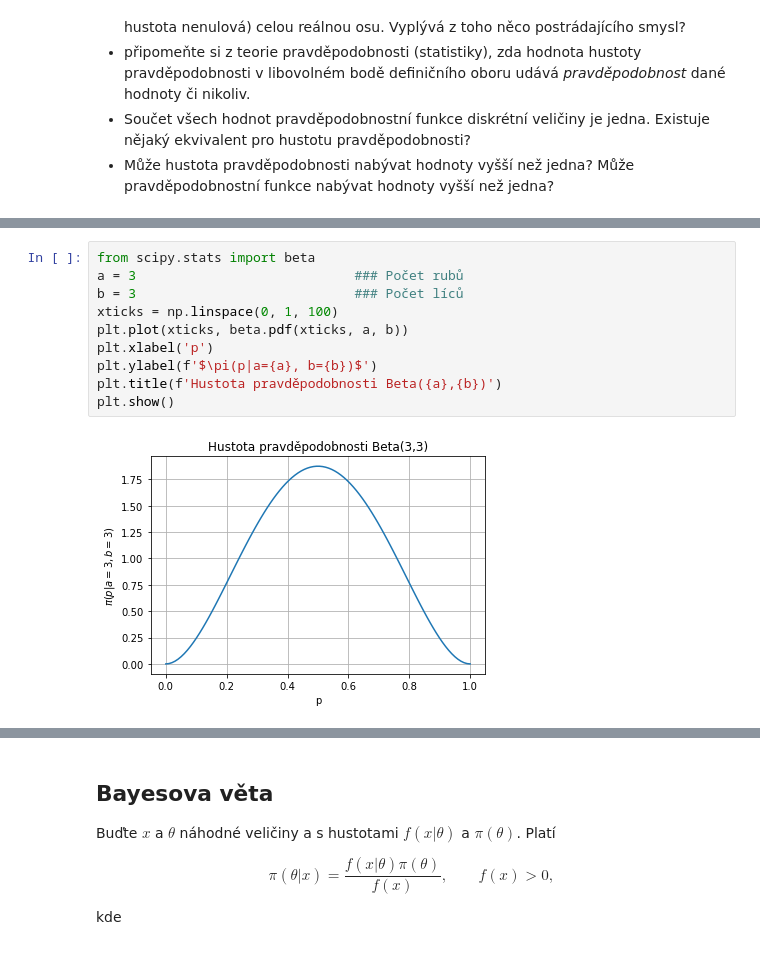
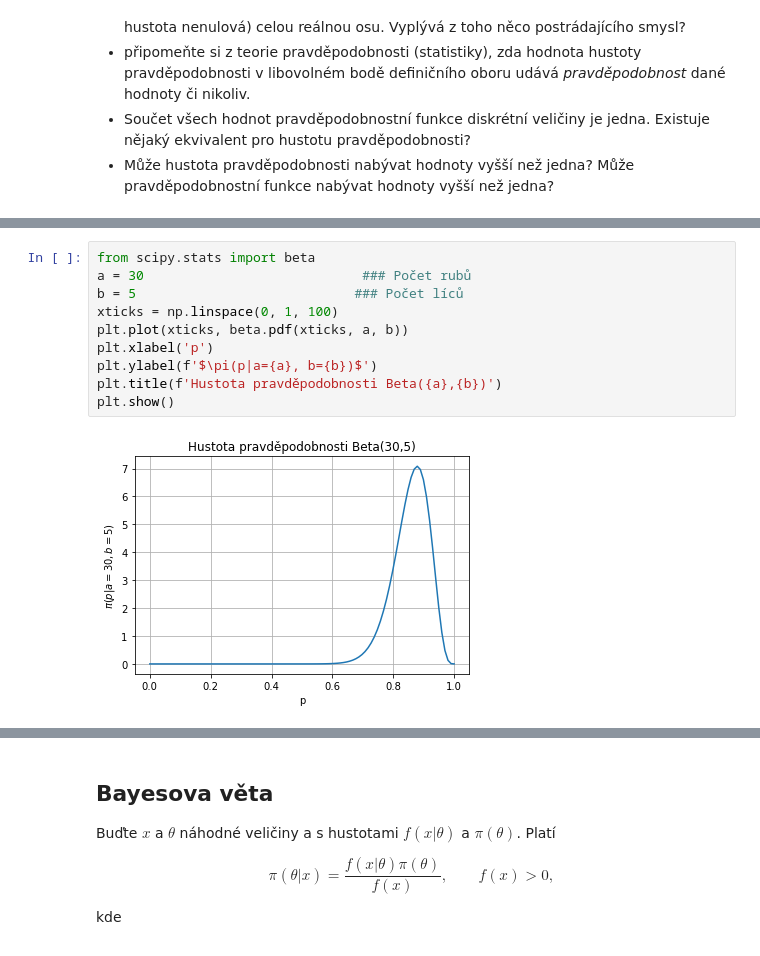
Before and after one commit to TaIos/bml, a Jupyter notebook: prednasky/Uvod_do_modelovani-KD.ipynb, the cells around one changed output, grey strips where cells are left out. Saved outputs shown, nothing was run; the diff lists cells and outputs as text.

```diff
--- a/prednasky/Uvod_do_modelovani-KD.ipynb
+++ b/prednasky/Uvod_do_modelovani-KD.ipynb
@@ -246,13 +248,13 @@ Ač se to podle předpisu hustoty normálního rozdělení může zdát divné,
 Pozn.: ano, opravdu kvantifikujeme pravděpodobnost pravděpodobnosti :-) Používáme k tomu oblíbenou [beta distribuci](https://en.wikipedia.org/wiki/Beta_distribution) (bohužel zde si autor spletl encyklopedii s knihou). Jak se chová taková beta distribuce? K tomu se ještě dostaneme, ale už teď si řekněme, že má dva parametry $a,b>0$.
 # %%
 from scipy.stats import beta
-a = 3                            ### Počet rubů
-b = 3                            ### Počet líců
+a = 30                            ### Počet rubů
+b = 5                            ### Počet líců
 xticks = np.linspace(0, 1, 100)
 plt.plot(xticks, beta.pdf(xticks, a, b))
 plt.xlabel('p')
 plt.ylabel(f'$\pi(p|a={a}, b={b})$')
 plt.title(f'Hustota pravděpodobnosti Beta({a},{b})')
 plt.show()
 # %% [output]
-[figure, old version]
+[figure, new version]
```
Also changed, not shown: parts of 10 cells of this notebook.
